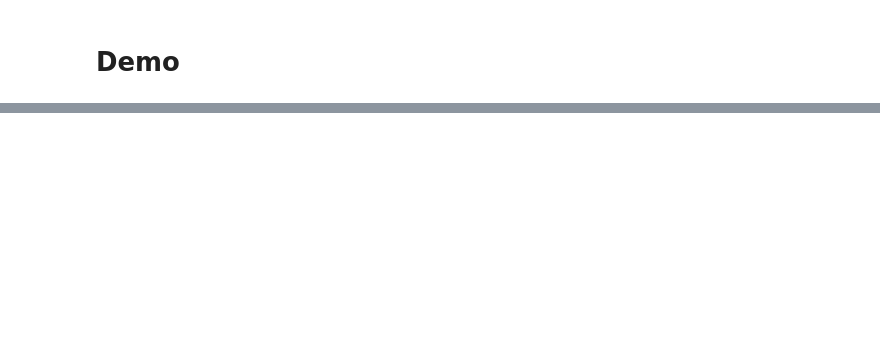
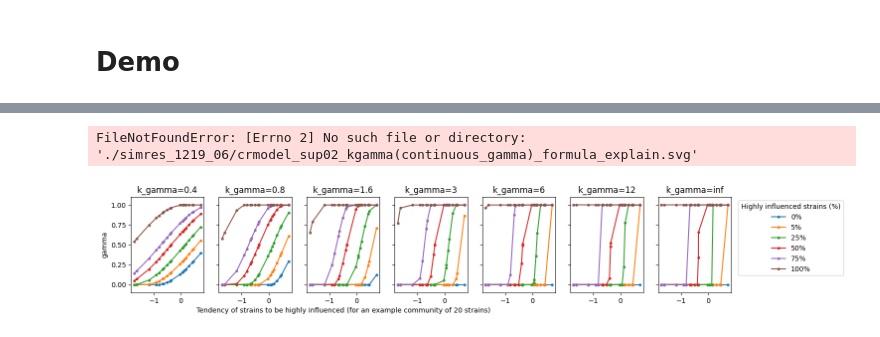
Before and after one commit to orshalevsk/Emergent_Biodiv_loss, a Jupyter notebook: CR_model_simulations/CR_model_figure_production.ipynb, the cells around one changed output, grey strips where cells are left out. Drawn from its saved outputs; the diff is of its cells as text; code cells hidden in the pictures; blank space fills up the shorter version.

```diff
--- a/CR_model_simulations/CR_model_figure_production.ipynb
+++ b/CR_model_simulations/CR_model_figure_production.ipynb
@@ -911,0 +412,43 @@ Processing HACC fraction 0.00 (1/21)
+# %%
+# a visualization of the general_smoothstep function for different k and x0
+def general_smoothstep(x, x0, k, y_max, y_min=0):
+    h = y_max - y_min
+    if k == 0: return np.zeros_like(x) # Avoid div by zero if k is 0, though not expected here
+    width = (1.5 * h) / k
+    x_norm = (x - x0) / width + 0.5
+    x_norm = np.clip(x_norm, 0, 1)
+    return y_min + h * (3 * x_norm**2 - 2 * x_norm**3)
+# gamma is correlated with nR_consumed (normalized to mean 0, std 1) with correlation rho_gamma
+
+# plot general_smoothstep with x in [-2, 2], each panel is different k and lines show different x0
+zeta = np.random.randn(20)
+zeta = np.sort(zeta)
+fig, axes = plt.subplots(1, 7, figsize=(2.6 * 6, 2.5), sharey=True)
+k_list = [0.4, 0.8, 1.6, 3, 6, 12, 100]
+for ik, k in enumerate(k_list):
+    plt.sca(axes[ik])
+    for f in [0, 5, 25, 50, 75, 100]:
+        n_hacc = int(nS * f / 100)
+        n_macc = nS - n_hacc
+        if n_hacc == 0:  # step after the last species (biggest gamma)
+            x0 =zeta[-1] + (zeta[-1] -zeta[-2])  # extrapolate
+        elif n_macc == 0:  # step before the first species (smallest gamma)
+            x0 =zeta[0] - (zeta[1] -zeta[0])  # extrapolate
+        else: # step between the two species around the cutoff
+            x0 = (zeta[n_macc - 1] +zeta[n_macc]) / 2
+        y = general_smoothstep(zeta, x0=x0, k=k, y_max=1, y_min=0)
+        plt.plot(zeta, y, '.-', label=f"{f}%")
+    plt.title(f"k_gamma={k}")
+    if k >= 100:
+        plt.title(f"k_gamma=inf")
+    if ik == 2:
+        plt.xlabel('Tendency of strains to be highly influenced (for an example community of 20 strains)')
+    if ik == 0:
+        plt.ylabel("gamma")
+    plt.ylim(-0.1, 1.1)
+    if ik == len(k_list) - 1:
+        plt.legend(title="Highly influenced strains (%)", bbox_to_anchor=(1.05, 1), loc='upper left')
+fig.savefig(f"{respath}/crmodel_sup02_kgamma(continuous_gamma)_formula_explain.svg")
+# %% [output]
+FileNotFoundError: [Errno 2] No such file or directory: './simres_1219_06/crmodel_sup02_kgamma(continuous_gamma)_formula_explain.svg'
+[figure, added]
```
Also changed, not shown: parts of 32 cells of this notebook, 6 other files.
